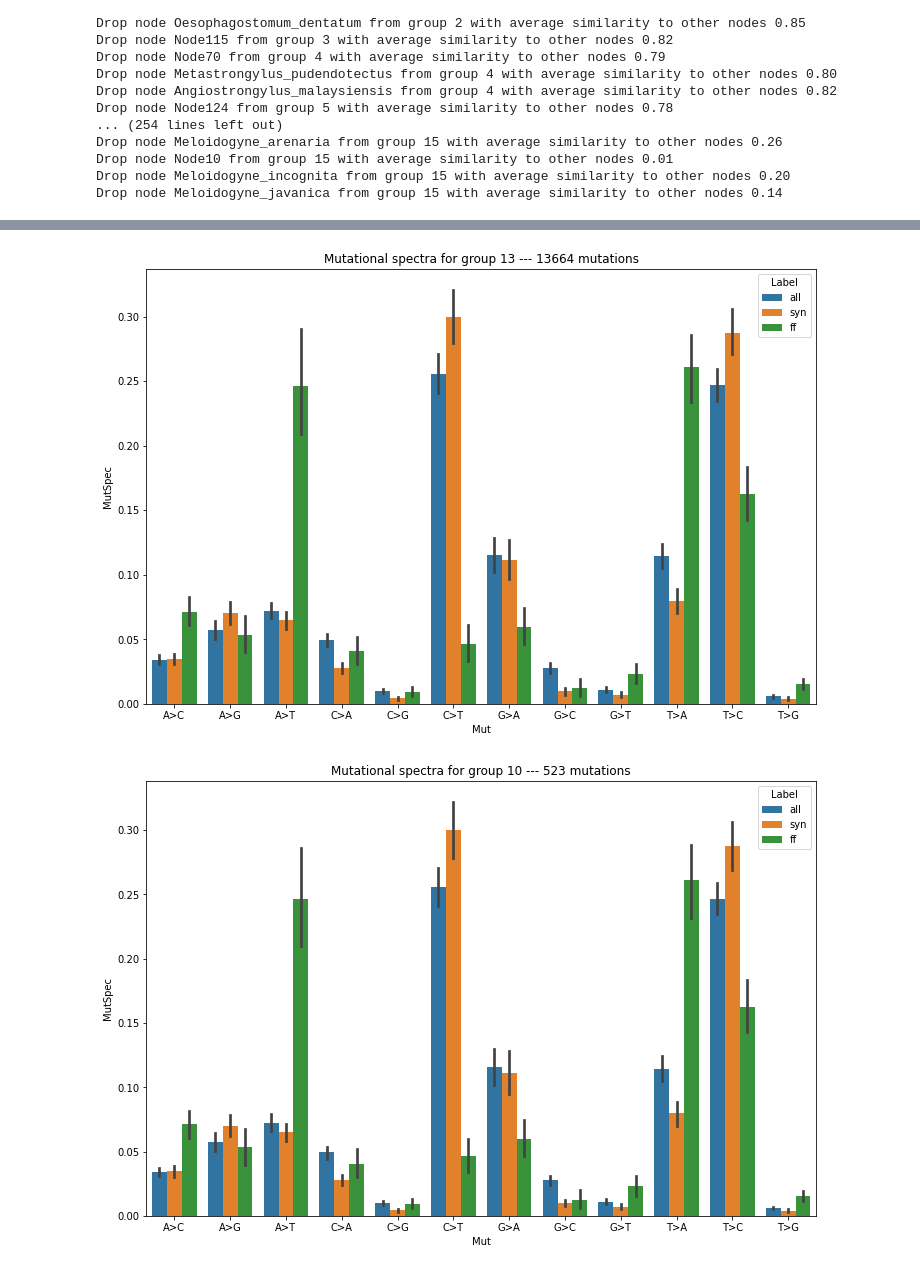
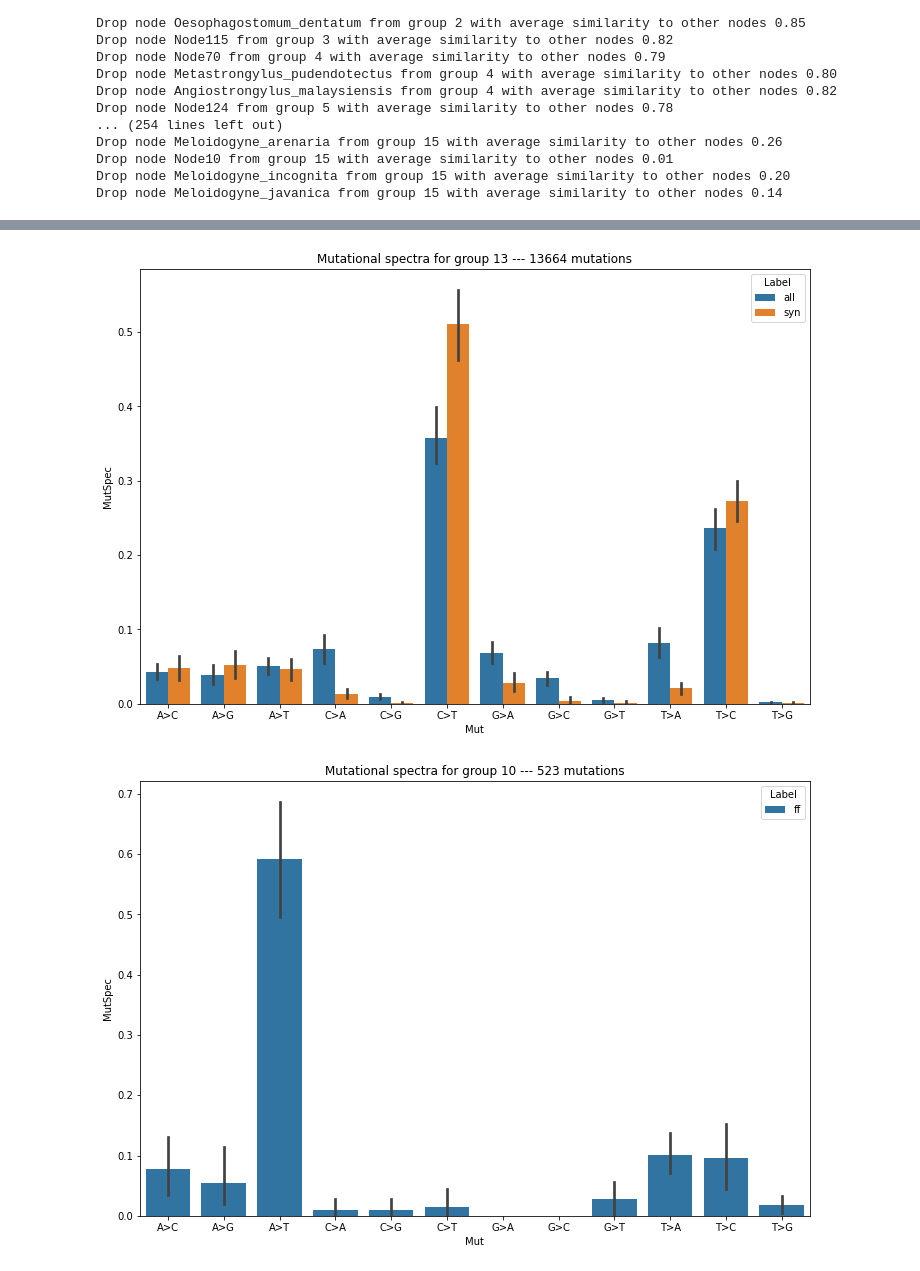
Before and after one commit to kpotoh/birds, a Jupyter notebook: nb/mut_extraction_nematoda.ipynb, the cells around one changed output, grey strips where cells are left out. Cells and saved outputs as stored; diff of their text form; code cells hidden in the pictures.

```diff
--- a/nb/mut_extraction_nematoda.ipynb
+++ b/nb/mut_extraction_nematoda.ipynb
@@ -355,10 +356,8 @@ for gr_num in gr_mutspec.Group.unique():
     ms = gr_mutspec[gr_mutspec.Group == gr_num]
     mut_num = ms.ObsFr.sum()
     if mut_num > 50:
-        # sns.barplot(x="Mut", y="RawMutSpec", data=ms, order=possible_sbs12)
-        # plt.show()
         plt.figure(figsize=(12, 8))
-        sns.barplot(x="Mut", y="MutSpec", hue="Label", data=gr_mutspec, order=possible_sbs12)
+        sns.barplot(x="Mut", y="MutSpec", hue="Label", data=ms, order=possible_sbs12)
         plt.title(f"Mutational spectra for group {gr_num} --- {mut_num} mutations")
         plt.show()
 # %% [output]
@@ -376,2 +375,2 @@ for gr_num in gr_mutspec.Group.unique():
-[figure, old version]
+[figure, new version]
-[figure, old version]
+[figure, new version]
```
Also changed, not shown: parts of 5 cells of this notebook.
